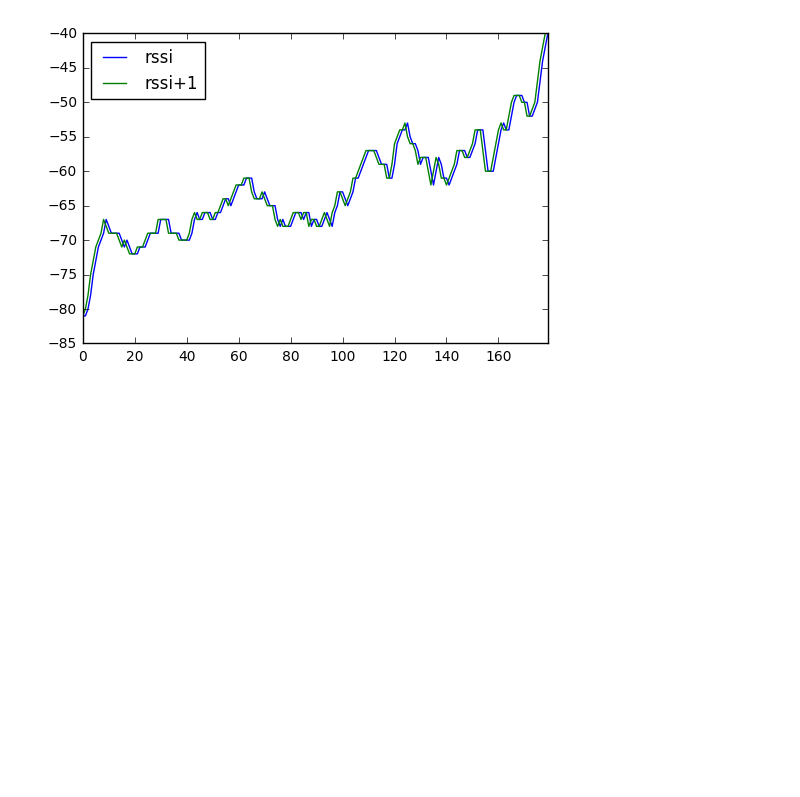
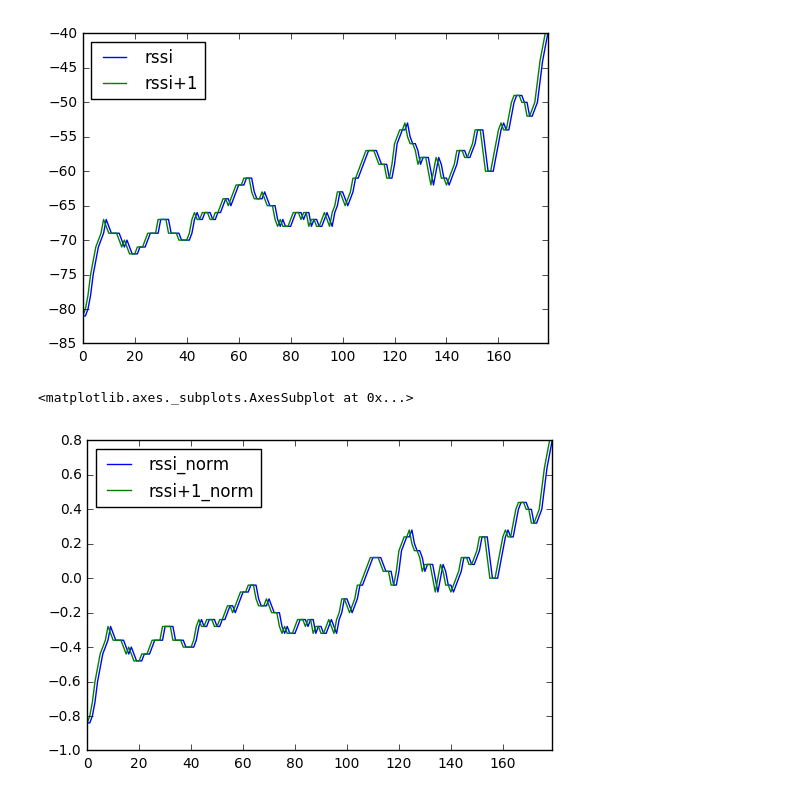
Before and after one commit to refluster/jupyter, a Jupyter notebook: 002.ble_area_pred/train_data_gen.ipynb, the cells around one changed output. Drawn from its saved outputs; the diff is of its cells as text; code cells hidden in the pictures; blank space fills up the shorter version.

```diff
--- a/002.ble_area_pred/train_data_gen.ipynb
+++ b/002.ble_area_pred/train_data_gen.ipynb
@@ -79,3 +79,14 @@ df[['rssi','rssi+1']].plot()
 matrix = df[['rssi','rssi+1']].as_matrix()
 # %%
 np.save('rssi_next.npy', matrix)
+# %%
+df['rssi_norm'] = (df['rssi'] + 60) / 25
+df['rssi+1_norm'] = (df['rssi+1'] + 60) / 25
+#matrix = df[['rssi','rssi+1']].as_matrix()/(-100)
+#np.save('rssi_next_norm.npy', matrix)
+matrix = df[['rssi_norm','rssi+1_norm']].as_matrix()
+np.save('rssi_next.npy', matrix)
+df[['rssi_norm','rssi+1_norm']].plot()
+# %% [output]
+<matplotlib.axes._subplots.AxesSubplot at 0x...>
+[figure, added]
```
Also changed, not shown: parts of 1 cell of this notebook, 1 other file.
